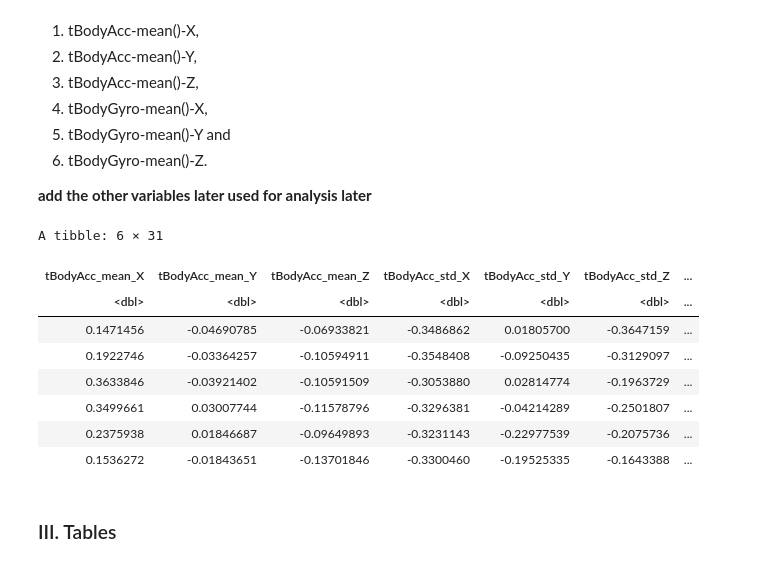
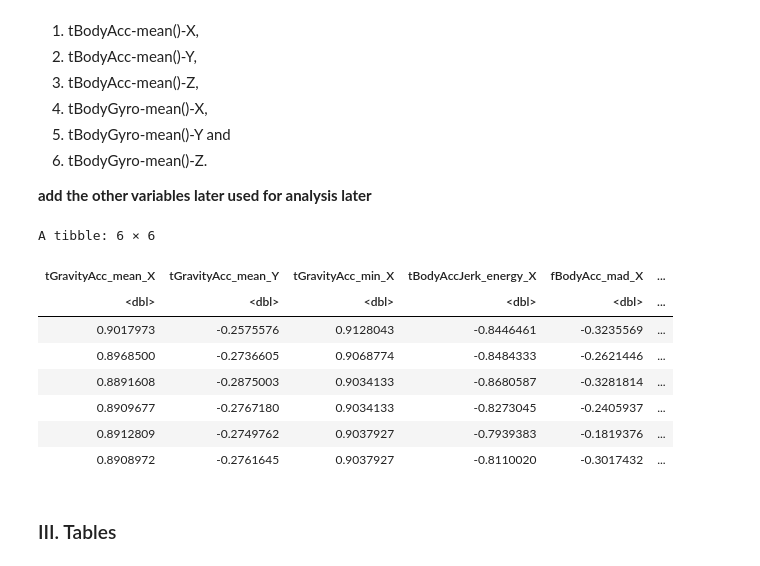
Before and after one commit to eleahj/dsci_project, a Jupyter notebook: human_activities.ipynb, the cells around one changed output. Saved outputs shown, nothing was run; the diff lists cells and outputs as text; code cells hidden in the pictures.

```diff
--- a/human_activities.ipynb
+++ b/human_activities.ipynb
@@ -259,23 +259,21 @@ The 12 variables are:
 
 **add the other variables later used for analysis later**
 # %%
-# created a data frame contraining only the variables mentioned above and the activity labels.
+# created a data frame contraining only the 5 variables (from the paper) and the activity labels.
 training_subset <- activity_train %>%
-    select(tBodyAcc_mean_X:tBodyAcc_min_Z,tBodyGyro_mean_X:tBodyGyro_min_Z, activity_label)
+    select(tGravityAcc_mean_X,tGravityAcc_mean_Y,tGravityAcc_min_X, tBodyAccJerk_energy_X,fBodyAcc_mad_X, activity_label)
 
 tail(training_subset)
-
-#unselected tBodyGyro_std_Y because it contained 75 NA values ~ need to figure out how to deal with the missing values
 # %% [output]
-A tibble: 6 × 31
+A tibble: 6 × 6
-| tBodyAcc_mean_X | tBodyAcc_mean_Y | tBodyAcc_mean_Z | tBodyAcc_std_X | tBodyAcc_std_Y | tBodyAcc_std_Z | ... |
-| <dbl> | <dbl> | <dbl> | <dbl> | <dbl> | <dbl> | ... |
-| 0.1471456 | -0.04690785 | -0.06933821 | -0.3486862 | 0.01805700 | -0.3647159 | ... |
-| 0.1922746 | -0.03364257 | -0.10594911 | -0.3548408 | -0.09250435 | -0.3129097 | ... |
-| 0.3633846 | -0.03921402 | -0.10591509 | -0.3053880 | 0.02814774 | -0.1963729 | ... |
-| 0.3499661 | 0.03007744 | -0.11578796 | -0.3296381 | -0.04214289 | -0.2501807 | ... |
-| 0.2375938 | 0.01846687 | -0.09649893 | -0.3231143 | -0.22977539 | -0.2075736 | ... |
-| 0.1536272 | -0.01843651 | -0.13701846 | -0.3300460 | -0.19525335 | -0.1643388 | ... |
+| tGravityAcc_mean_X | tGravityAcc_mean_Y | tGravityAcc_min_X | tBodyAccJerk_energy_X | fBodyAcc_mad_X | ... |
+| <dbl> | <dbl> | <dbl> | <dbl> | <dbl> | ... |
+| 0.9017973 | -0.2575576 | 0.9128043 | -0.8446461 | -0.3235569 | ... |
+| 0.8968500 | -0.2736605 | 0.9068774 | -0.8484333 | -0.2621446 | ... |
+| 0.8891608 | -0.2875003 | 0.9034133 | -0.8680587 | -0.3281814 | ... |
+| 0.8909677 | -0.2767180 | 0.9034133 | -0.8273045 | -0.2405937 | ... |
+| 0.8912809 | -0.2749762 | 0.9037927 | -0.7939383 | -0.1819376 | ... |
+| 0.8908972 | -0.2761645 | 0.9037927 | -0.8110020 | -0.3017432 | ... |
 # %% [markdown]
 ### III. Tables
 # %% [markdown]
```
Also changed, not shown: parts of 11 cells of this notebook.
